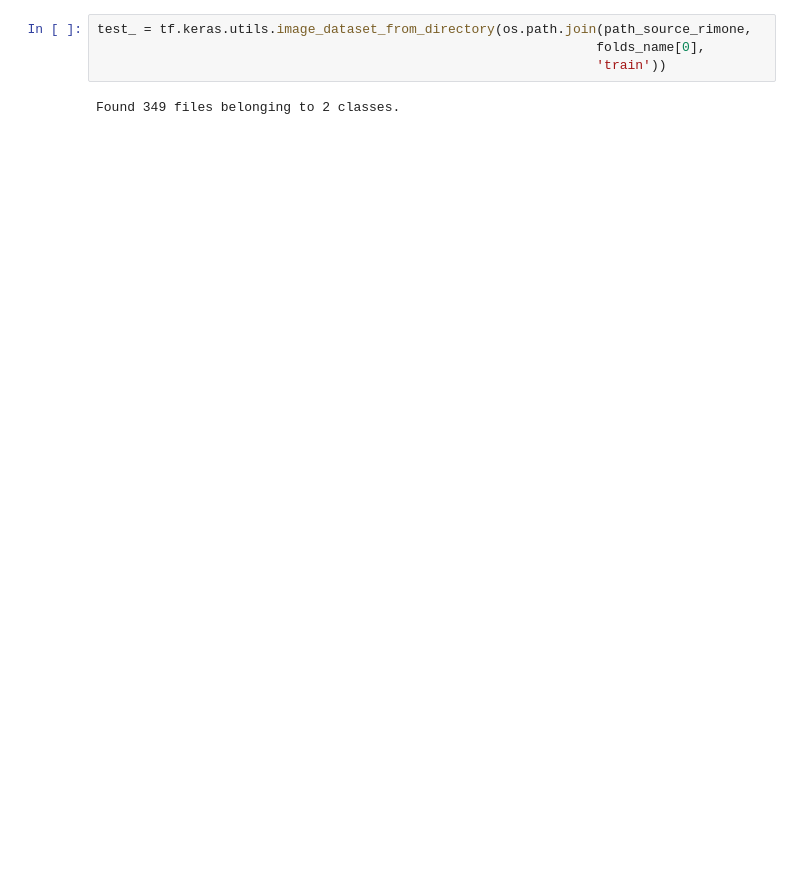
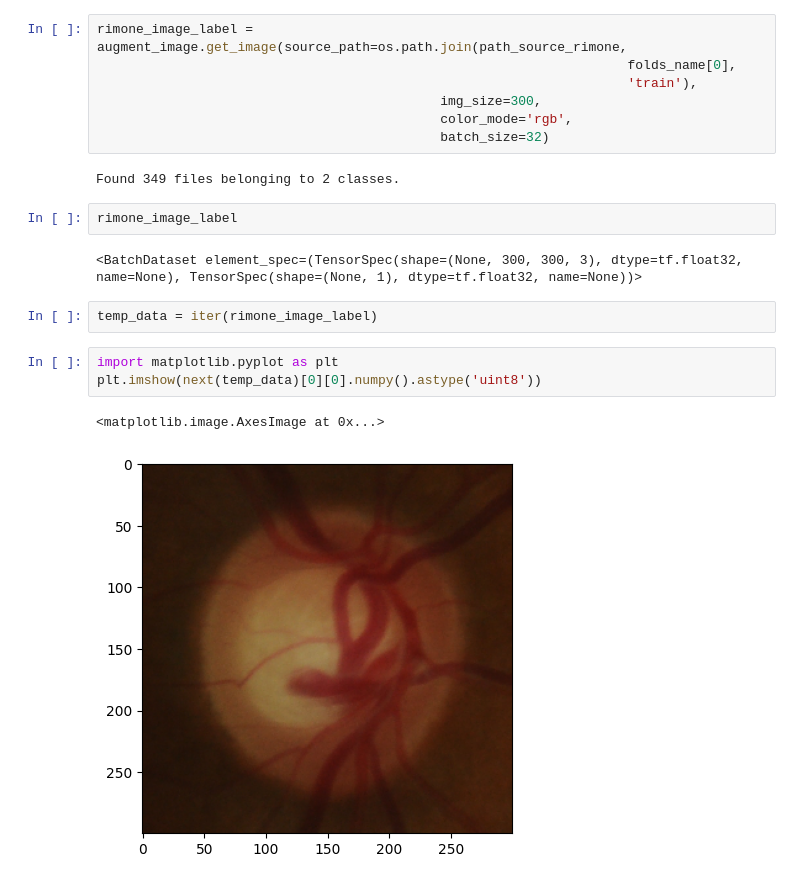
Before and after one commit to Bugi-Sulistiyo/Comparing-EfficientNet-and-MobileNet-on-Glaucoma-Detection, a Jupyter notebook: main/scripts/preprocessing/augmentation.ipynb, the cells around one changed output. Cells and saved outputs as stored; diff of their text form; blank space fills up the shorter version.

Commit message:
50% progress on data augmentation

```diff
--- a/main/scripts/preprocessing/augmentation.ipynb
+++ b/main/scripts/preprocessing/augmentation.ipynb
@@ -25,8 +37,23 @@ folds_name = ['fold_1', 'fold_2', 'fold_3', 'fold_4', 'fold_5']
 # %% [markdown]
 ### Get the image file
 # %%
-test_ = tf.keras.utils.image_dataset_from_directory(os.path.join(path_source_rimone,
-                                                                folds_name[0],
-                                                                'train'))
+rimone_image_label = augment_image.get_image(source_path=os.path.join(path_source_rimone,
+                                                                    folds_name[0],
+                                                                    'train'),
+                                            img_size=300,
+                                            color_mode='rgb',
+                                            batch_size=32)
 # %% [output]
 Found 349 files belonging to 2 classes.
+# %%
+rimone_image_label
+# %% [output]
+<BatchDataset element_spec=(TensorSpec(shape=(None, 300, 300, 3), dtype=tf.float32, name=None), TensorSpec(shape=(None, 1), dtype=tf.float32, name=None))>
+# %%
+temp_data = iter(rimone_image_label)
+# %%
+import matplotlib.pyplot as plt
+plt.imshow(next(temp_data)[0][0].numpy().astype('uint8'))
+# %% [output]
+<matplotlib.image.AxesImage at 0x...>
+[figure, added]
```
Also changed, not shown: parts of 24 cells of this notebook, 1 other file.
